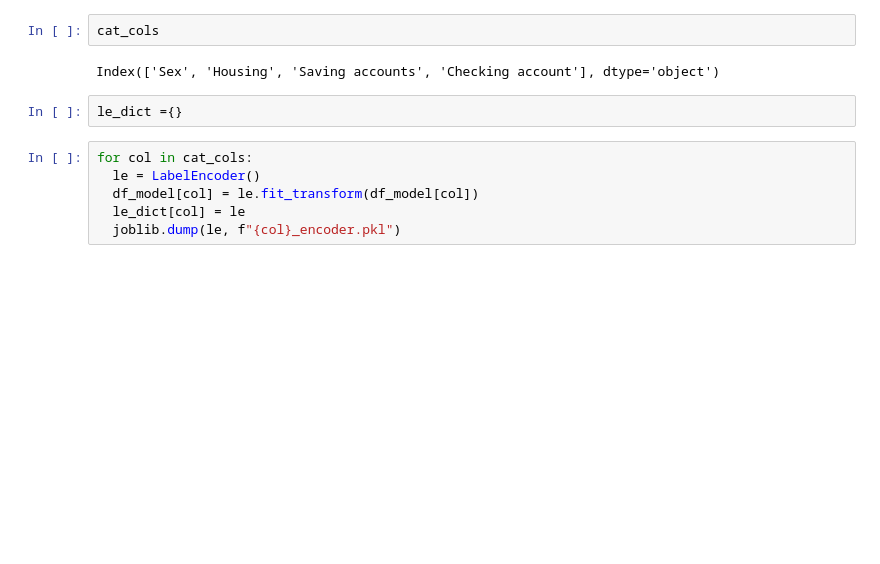
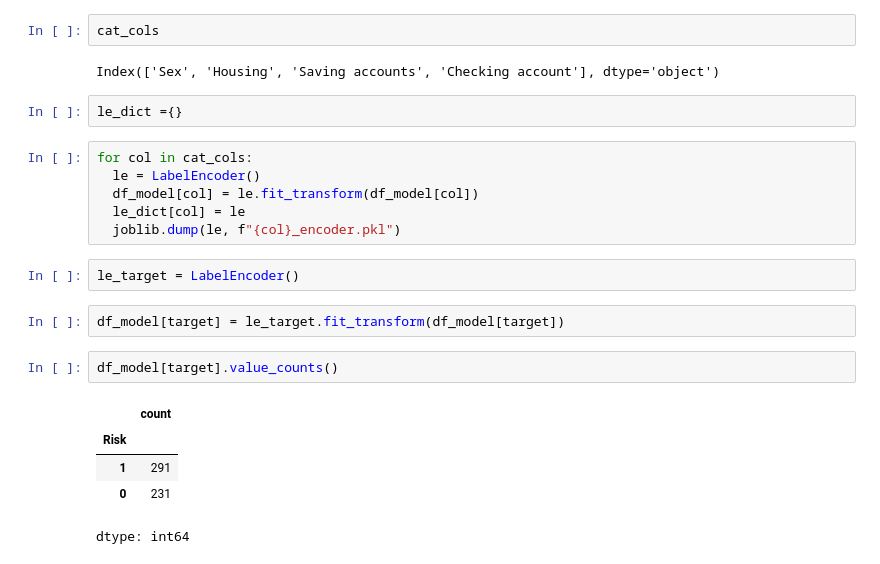
Before and after one commit to Prasmu007/Project-Credit-Risk-Modelling, a Jupyter notebook: Credit_Risk_Modelling.ipynb, the cells around one changed output. Cells and saved outputs as stored; diff of their text form; blank space fills up the shorter version.

```diff
--- a/Credit_Risk_Modelling.ipynb
+++ b/Credit_Risk_Modelling.ipynb
@@ -323,3 +323,15 @@ for col in cat_cols:
   df_model[col] = le.fit_transform(df_model[col])
   le_dict[col] = le
   joblib.dump(le, f"{col}_encoder.pkl")
+# %%
+le_target = LabelEncoder()
+# %%
+df_model[target] = le_target.fit_transform(df_model[target])
+# %%
+df_model[target].value_counts()
+# %% [output]
+|  | count |
+| Risk |  |
+| 1 | 291 |
+| 0 | 231 |
+dtype: int64
```
Also changed, not shown: parts of 2 cells of this notebook.
